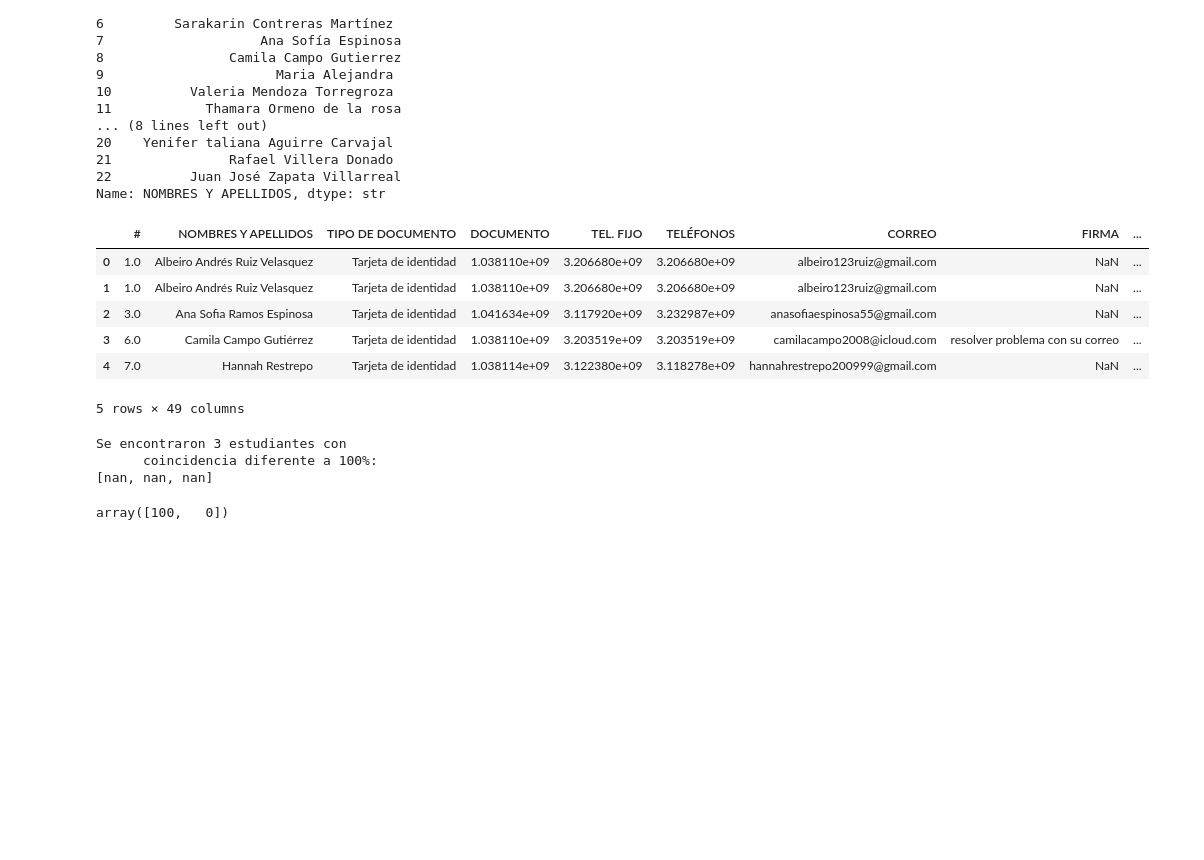
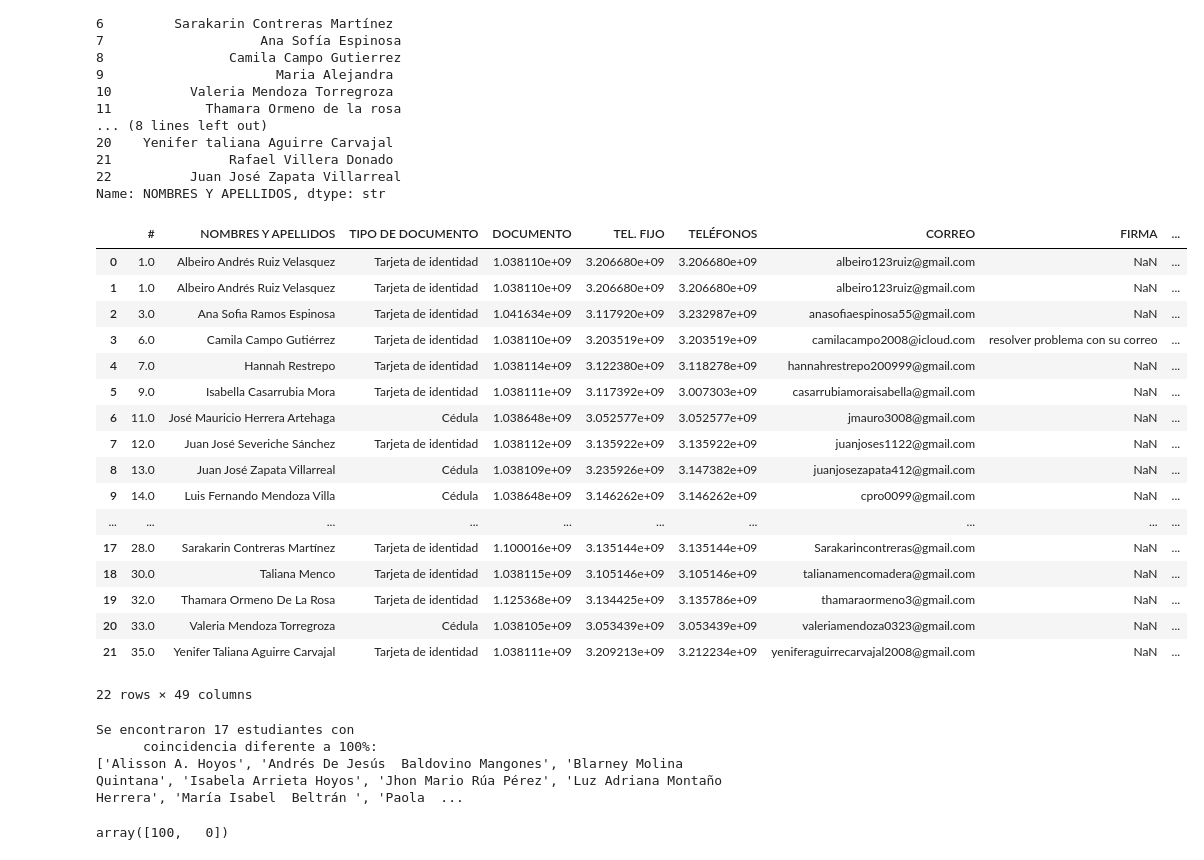
Before and after one commit to marco-canas/camino-udea, a Jupyter notebook: 9_asistencia_evaluacion/analisis_prueba_diagnostica.ipynb, the cells around one changed output. Cells and saved outputs as stored; diff of their text form; code cells hidden in the pictures; blank space fills up the shorter version.

```diff
--- a/9_asistencia_evaluacion/analisis_prueba_diagnostica.ipynb
+++ b/9_asistencia_evaluacion/analisis_prueba_diagnostica.ipynb
@@ -90,20 +90,31 @@ df_marco_diagnostico['NOMBRES Y APELLIDOS'] = df_marco_diagnostico['NOMBRES Y AP
 # 4. Ahora puedes unificar (merge) con confianza
 df_unificado = pd.merge(df_isne, df_marco_diagnostico, on='NOMBRES Y APELLIDOS', how='inner')
 # %%
-df_unificado.head()
+df_unificado
 # %% [output]
 |  | # | NOMBRES Y APELLIDOS | TIPO DE DOCUMENTO | DOCUMENTO | TEL. FIJO | TELÉFONOS | CORREO | FIRMA | ... |
 | 0 | 1.0 | Albeiro Andrés Ruiz Velasquez | Tarjeta de identidad | 1.038110e+09 | 3.206680e+09 | 3.206680e+09 | albeiro123ruiz@gmail.com | NaN | ... |
 | 1 | 1.0 | Albeiro Andrés Ruiz Velasquez | Tarjeta de identidad | 1.038110e+09 | 3.206680e+09 | 3.206680e+09 | albeiro123ruiz@gmail.com | NaN | ... |
 | 2 | 3.0 | Ana Sofia Ramos Espinosa | Tarjeta de identidad | 1.041634e+09 | 3.117920e+09 | 3.232987e+09 | anasofiaespinosa55@gmail.com | NaN | ... |
 | 3 | 6.0 | Camila Campo Gutiérrez | Tarjeta de identidad | 1.038110e+09 | 3.203519e+09 | 3.203519e+09 | camilacampo2008@icloud.com | resolver problema con su correo | ... |
 | 4 | 7.0 | Hannah Restrepo | Tarjeta de identidad | 1.038114e+09 | 3.122380e+09 | 3.118278e+09 | hannahrestrepo200999@gmail.com | NaN | ... |
+| 5 | 9.0 | Isabella Casarrubia Mora | Tarjeta de identidad | 1.038111e+09 | 3.117392e+09 | 3.007303e+09 | casarrubiamoraisabella@gmail.com | NaN | ... |
+| 6 | 11.0 | José Mauricio Herrera Artehaga | Cédula | 1.038648e+09 | 3.052577e+09 | 3.052577e+09 | jmauro3008@gmail.com | NaN | ... |
+| 7 | 12.0 | Juan José Severiche Sánchez | Tarjeta de identidad | 1.038112e+09 | 3.135922e+09 | 3.135922e+09 | juanjoses1122@gmail.com | NaN | ... |
+| 8 | 13.0 | Juan José Zapata Villarreal | Cédula | 1.038109e+09 | 3.235926e+09 | 3.147382e+09 | juanjosezapata412@gmail.com | NaN | ... |
+| 9 | 14.0 | Luis Fernando Mendoza Villa | Cédula | 1.038648e+09 | 3.146262e+09 | 3.146262e+09 | cpro0099@gmail.com | NaN | ... |
+| ... | ... | ... | ... | ... | ... | ... | ... | ... | ... |
+| 17 | 28.0 | Sarakarin Contreras Martínez | Tarjeta de identidad | 1.100016e+09 | 3.135144e+09 | 3.135144e+09 | Sarakarincontreras@gmail.com | NaN | ... |
+| 18 | 30.0 | Taliana Menco | Tarjeta de identidad | 1.038115e+09 | 3.105146e+09 | 3.105146e+09 | talianamencomadera@gmail.com | NaN | ... |
+| 19 | 32.0 | Thamara Ormeno De La Rosa | Tarjeta de identidad | 1.125368e+09 | 3.134425e+09 | 3.135786e+09 | thamaraormeno3@gmail.com | NaN | ... |
+| 20 | 33.0 | Valeria Mendoza Torregroza | Cédula | 1.038105e+09 | 3.053439e+09 | 3.053439e+09 | valeriamendoza0323@gmail.com | NaN | ... |
+| 21 | 35.0 | Yenifer Taliana Aguirre Carvajal | Tarjeta de identidad | 1.038111e+09 | 3.209213e+09 | 3.212234e+09 | yeniferaguirrecarvajal2008@gmail.com | NaN | ... |
-5 rows × 49 columns
+22 rows × 49 columns
 # %%
 from thefuzz import process
 porcentaje_coincidencia = 100
 # 1. Aseguramos limpieza básica primero
-nombres_maestros = df_isne['NOMBRES Y APELLIDOS'].dropna().unique()
+nombres_maestros = df_marco_diagnostico['NOMBRES Y APELLIDOS'].dropna().unique()
 
 # 2. Función que retorna el puntaje para poder filtrar
 def obtener_puntaje_coincidencia(nombre, lista_maestra):
@@ -126,11 +137,11 @@ lista_nombres_criticos = estudiantes_sin_match['NOMBRES Y APELLIDOS'].tolist()
 
 print(f"""Se encontraron {len(lista_nombres_criticos)} estudiantes con
       coincidencia diferente a {porcentaje_coincidencia}%:""")
-print(lista_nombres_criticos)
+print(lista_nombres_criticos, len(lista_nombres_criticos))
 # %% [output]
-Se encontraron 3 estudiantes con
+Se encontraron 17 estudiantes con
       coincidencia diferente a 100%:
-[nan, nan, nan]
+['Alisson A. Hoyos', 'Andrés De Jesús  Baldovino Mangones', 'Blarney Molina Quintana', 'Isabela Arrieta Hoyos', 'Jhon Mario Rúa Pérez', 'Luz Adriana Montaño Herrera', 'María Isabel  Beltrán ', 'Paola  ...
 # %%
 df_isne['puntaje_match'].unique()
 # %% [output]
```
Also changed, not shown: 7 other files.
